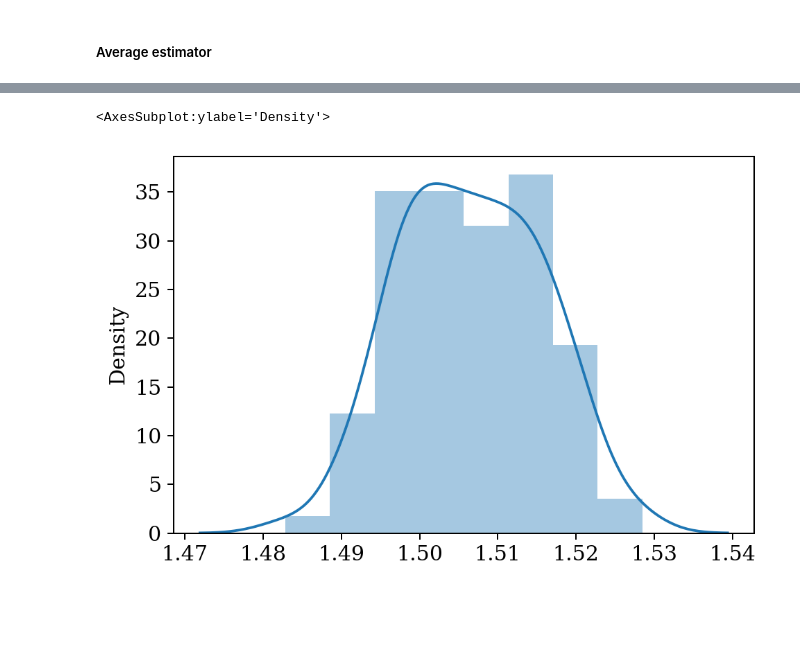
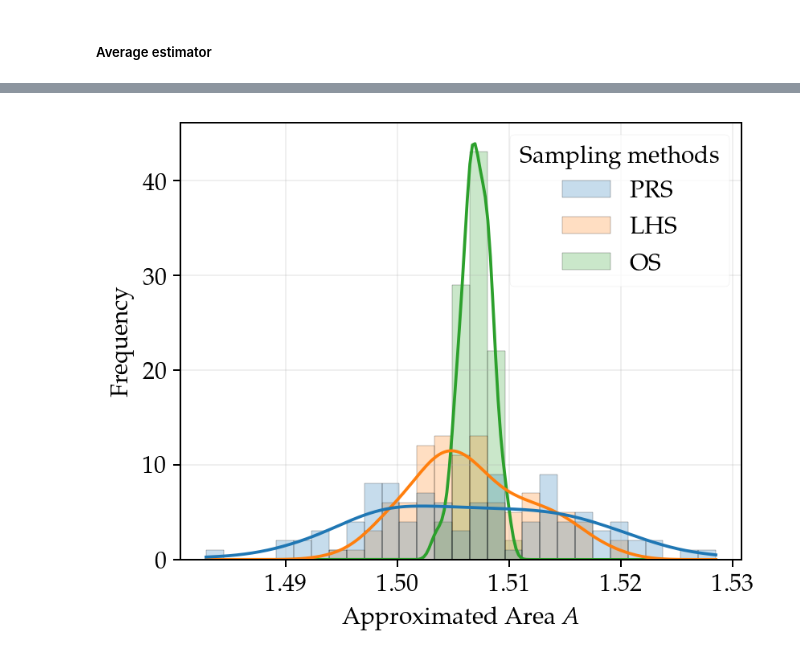
Before and after one commit to soudy/stoch-simulation-assignment1, a Jupyter notebook: notebooks/Mandelbrot_Monte_Carlo.ipynb, the cells around one changed output, grey strips where cells are left out. Cells and saved outputs as stored; diff of their text form; code cells hidden in the pictures; blank space fills up the shorter version.

```diff
--- a/notebooks/Mandelbrot_Monte_Carlo.ipynb
+++ b/notebooks/Mandelbrot_Monte_Carlo.ipynb
@@ -34,7 +34,7 @@ mpl.rcParams["figure.dpi"] = 180
 mpl.rcParams["legend.fontsize"] = 12
 mpl.rcParams["font.size"] = 12
 
-TEX_PLOTS = False
+TEX_PLOTS = True
 
 if TEX_PLOTS:
     plt.rc("text", usetex=True)
@@ -583,8 +563,16 @@ fig.show()
 # %%
-sns.distplot(Values_Uniform)
+fig = plt.figure(figsize=(5, 4))
+plt.grid(alpha = 0.2)
+sns.set_context(rc = {'patch.linewidth': 0.1})
+sns.histplot(data = df, hue="Sampling methods", x="Approximated Area", alpha=0.25, kde = True)#, kind="kde")
+plt.ylabel("Frequency")
+plt.xlabel("Approximated Area $A$")
+#plt.ylim(-1, 50)
+if TEX_PLOTS:
+    plt.savefig('figures/dist_sampling_differences.pdf',  bbox_inches='tight')
+plt.show()
 # %% [output]
-<AxesSubplot:ylabel='Density'>
-[figure, old version]
+[figure, new version]
 # %%
 #Table
 Mean_Uni = np.mean(Approx_areas_list_Uni_Av_est)
```
Also changed, not shown: parts of 26 cells of this notebook, 14 other files.
